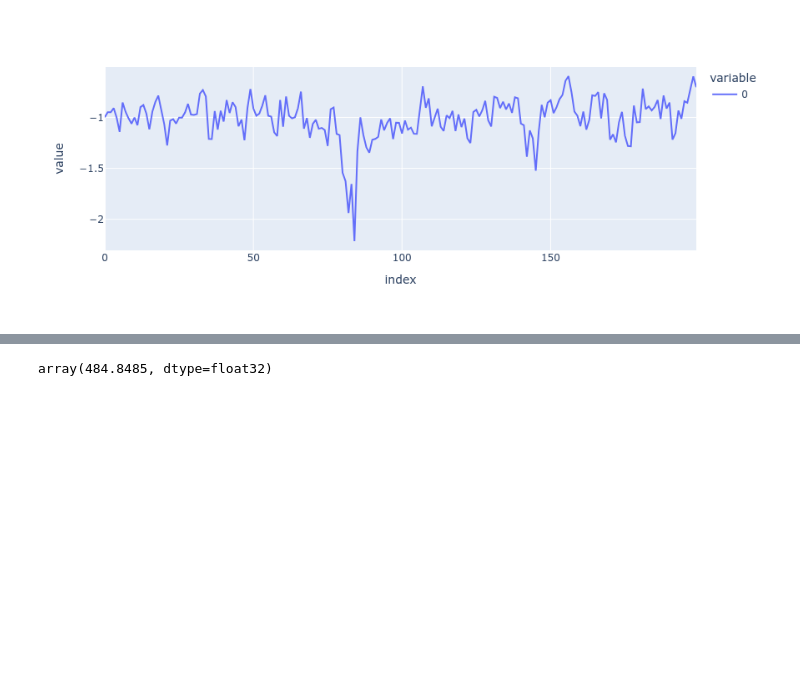
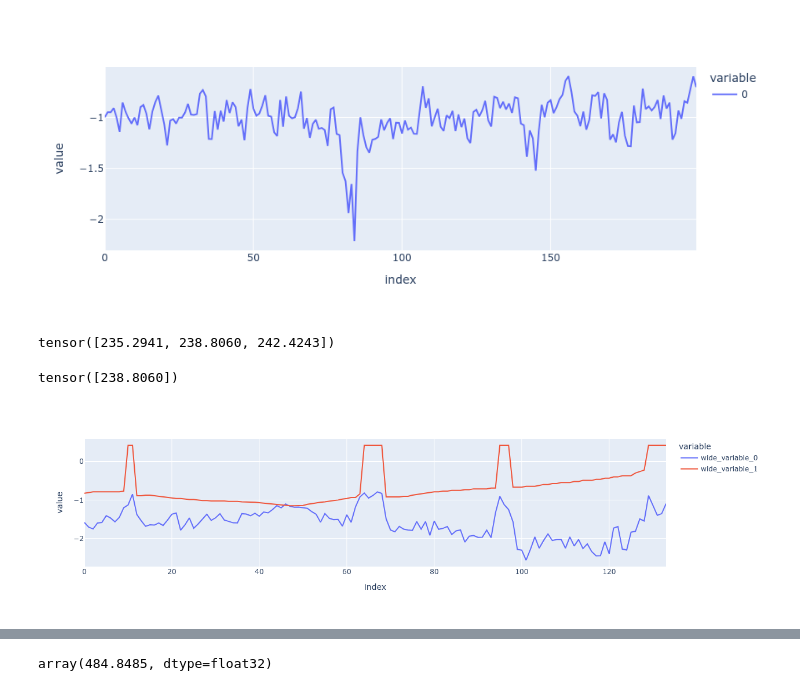
Before and after one commit to kwdChan/remote-control-car-1, a Jupyter notebook: src/pitch_detection/pitch_detection.ipynb, the cells around one changed output, grey strips where cells are left out. Saved outputs shown, nothing was run; the diff lists cells and outputs as text; code cells hidden in the pictures; blank space fills up the shorter version.

Commit message:
pitch detection + wee tested

```diff
--- a/src/pitch_detection/pitch_detection.ipynb
+++ b/src/pitch_detection/pitch_detection.ipynb
@@ -538,9 +538,20 @@ def freq_percence(sig, fs, basefreq, highest_freq):
 
     #return freq_percence_i(np.arange(-2, 3, 1)+basefreq, highest_freq, ps, freqs)#.mean()
     return freq_percence_i(basefreq, highest_freq, ps, freqs)#.mean()
+# %%
+detect(s[:16000], frame_time=0.25)
+# %% [output]
+tensor([235.2941, 238.8060, 242.4243])
+# %%
+detect(s[:16000], frame_time=0.5)
+# %% [output]
+tensor([238.8060])
 # %%
-pitches = detect(se, frame_time=0.25)
+pitches = detect(s, frame_time=0.25)
 v = np.zeros(len(pitches))
 for i, f in enumerate(pitches):
     tw = se[4000*i:4096+4000*i]#.numpy()
-    v[i] = (freq_percence(tw, 16000, np.arange(-2, 3, 1)+f.numpy(), 8000)).mean()
+    v[i] = (freq_percence(tw, 16000, np.arange(-3, 4, 1)+f.numpy(), 8000)).mean()
+px.line(y=[v, pitches/200-2])
+# %% [output]
+[figure, added]
```
Also changed, not shown: parts of 8 cells of this notebook, 3 other files.
